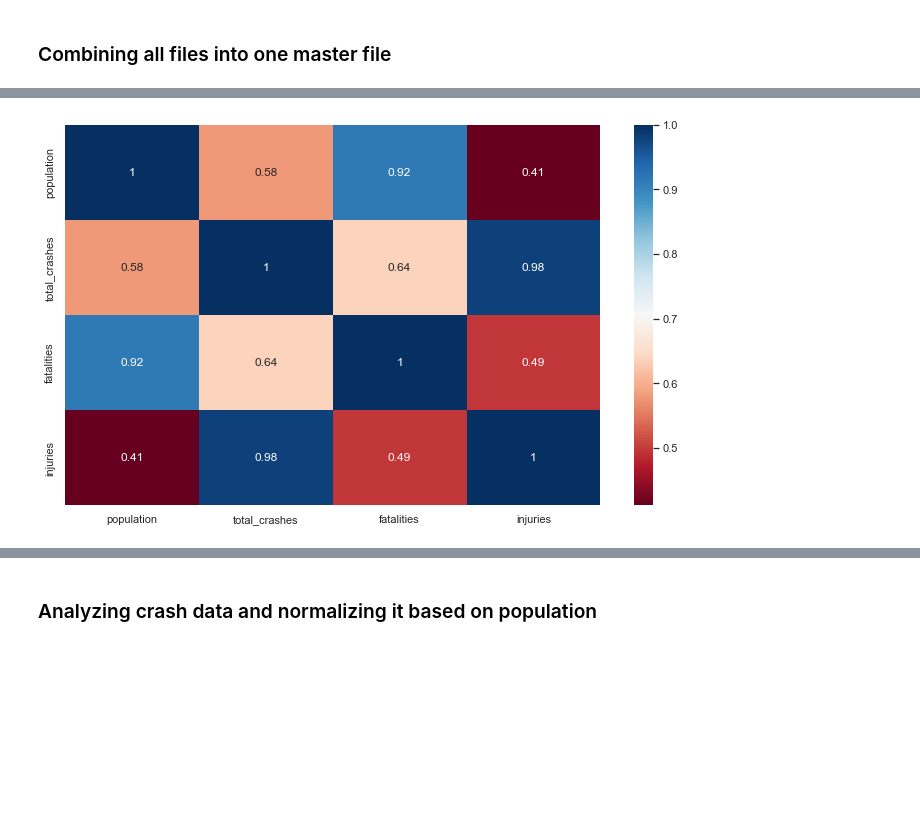
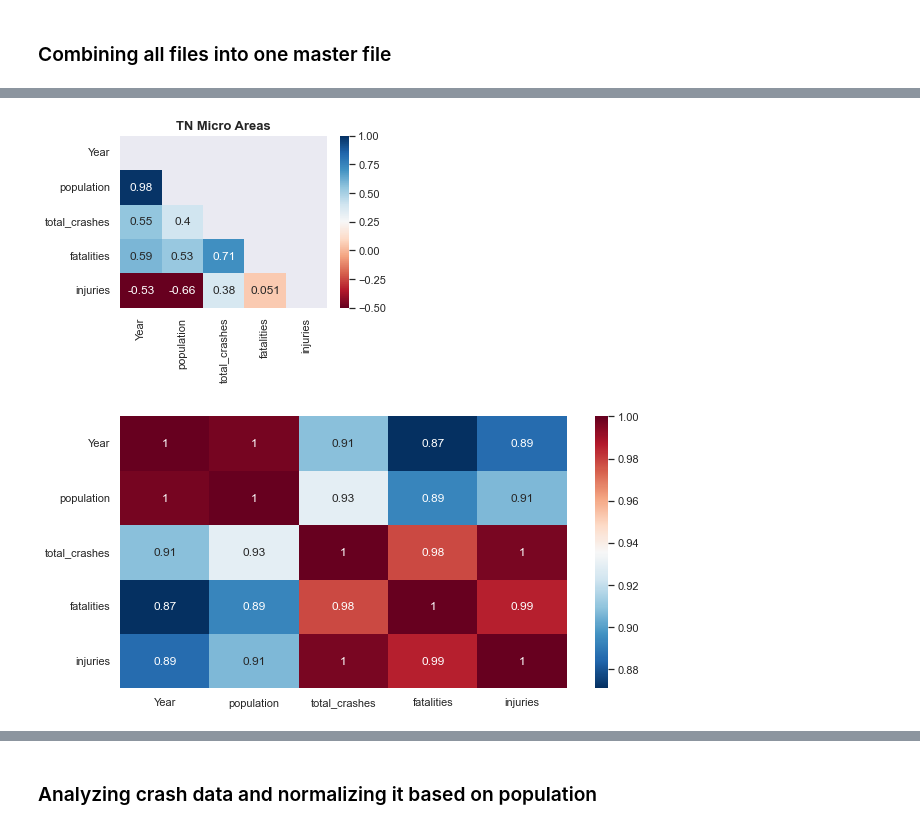
Before and after one commit to igoike/Capstone, a Jupyter notebook: notebooks/final_analysis.ipynb, the cells around one changed output, grey strips where cells are left out. Drawn from its saved outputs; the diff is of its cells as text; code cells hidden in the pictures; blank space fills up the shorter version.

```diff
--- a/notebooks/final_analysis.ipynb
+++ b/notebooks/final_analysis.ipynb
@@ -110,5 +107,5 @@ df_master
 # %%
-df_master_corr = df_master.groupby(["Year","State","Metropolitan/Micropolitan Statistical Area"]).agg({"population":"sum","fatalities":"sum","injuries":"sum","total_crashes":"sum"}).reset_index()
-df_master_corr
+df_master_new = df_master.groupby(["Year","State","Metropolitan/Micropolitan Statistical Area"]).agg({"population":"sum","fatalities":"sum","injuries":"sum","total_crashes":"sum"}).reset_index()
+df_master_new.head()
 # %% [output]
 |  | Year | State | Metropolitan/Micropolitan Statist... | population | fatalities | injuries | total_crashes |
@@ -131,7 +117,7 @@ df_master_corr
 # %%
-df_master_corr['Fatalities per 100,000 population'] = round((df_master_corr['fatalities'] / df_crash_analysis['population']) * 100000)
-df_master_corr['Injuries per 100,000 population'] = round((df_master_corr['injuries'] / df_crash_analysis['population']) * 100000)
-df_master_corr['Total Crashes per 100,000 population'] = round((df_master_corr['total_crashes'] /df_crash_analysis['population']) * 100000)
-df_master_corr
+df_master_new['Fatalities per 100,000 population'] = round((df_master_new['fatalities'] /df_master_new['population']) * 100000)
+df_master_new['Injuries per 100,000 population'] = round((df_master_new['injuries'] / df_master_new['population']) * 100000)
+df_master_new['Total Crashes per 100,000 population'] = round((df_master_new['total_crashes'] /df_master_new['population']) * 100000)
+df_master_new.head()
 # %% [output]
 |  | Year | State | Metropolitan/Micropolitan Statist... | population | fatalities | injuries | total_crashes | ... |
@@ -154,5 +129,5 @@ df_master_corr
 # %%
-df_new = df_master_corr.groupby(["Year","State","Metropolitan/Micropolitan Statistical Area"]).agg({"population":"sum","total_crashes":"sum","fatalities":"sum","injuries":"sum"}).reset_index()
-df_new
+df_master_corr = df_master_new.groupby(["Year","State","Metropolitan/Micropolitan Statistical Area"]).agg({"population":"sum","total_crashes":"sum","fatalities":"sum","injuries":"sum"}).reset_index()
+df_master_corr.head()
 # %% [output]
 |  | Year | State | Metropolitan/Micropolitan Statist... | population | total_crashes | fatalities | injuries |
@@ -195,5 +139,7 @@ memory usage: 6.2+ KB
 # %%
-df_fl_metro = df_new.loc[(df_new['State'] == "Florida") & (df_new['Metropolitan/Micropolitan Statistical Area'] == "Metropolitan Statistical Area")& (df_new['Metropolitan/Micropolitan Statistical Area'] == "Metropolitan Statistical Area")]
+df_fl_metro = df_master_corr.loc[(df_master_corr['State'] == "Florida") &
+(df_master_corr['Metropolitan/Micropolitan Statistical Area'] == "Metropolitan Statistical Area")&
+(df_master_corr['Year'] != 2020)]
 df_fl_metro
 # %% [output]
 |  | Year | State | Metropolitan/Micropolitan Statist... | population | total_crashes | fatalities | injuries |
@@ -351,8 +319,15 @@ plt.show()
+# %%
+fig,ax = plt.subplots(figsize=(5,4))
+dataplot = sns.heatmap(df_tn_micro.corr(),ax=ax,vmin= -0.5,vmax=1,cmap="RdBu",annot=True,mask=mask_tn_m).set_title('TN Micro Areas',fontdict= { 'fontsize': 13, 'fontweight':'bold'})
+fig.tight_layout()
+plt.savefig('../visuals/tn_micros_corr.png')
+# %% [output]
+[figure, added]
 # %%
-sns.heatmap(df_fl_metro.corr(),annot = True,fmt='.2g',cmap= 'RdBu')
+sns.heatmap(df_fl_metro.corr(),annot = True,fmt='.2g',cmap= 'RdBu_r')
 plt.show();
 # %% [output]
-[figure, old version]
+[figure, new version]
 # %%
 corr = df_fl_metro.corr()
 corr.style.background_gradient(cmap='coolwarm')
```
Also changed, not shown: parts of 46 cells of this notebook, 27 other files.
